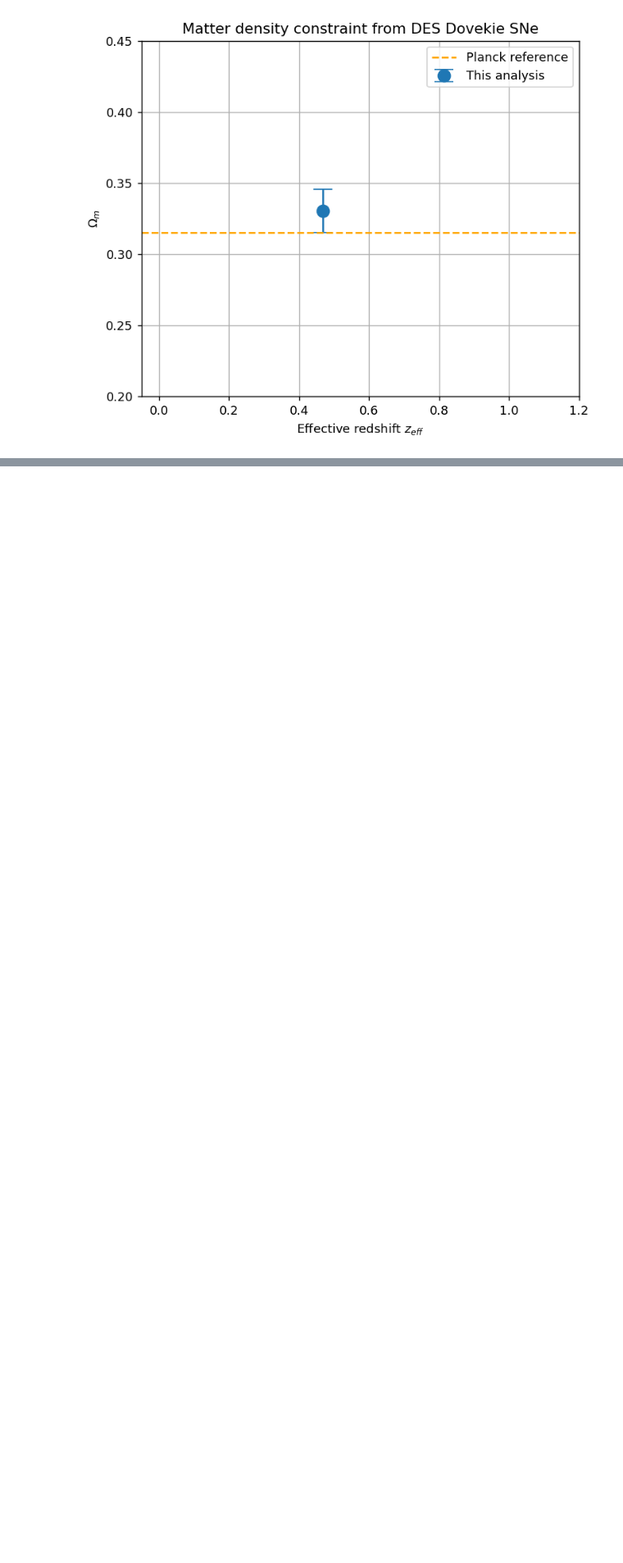
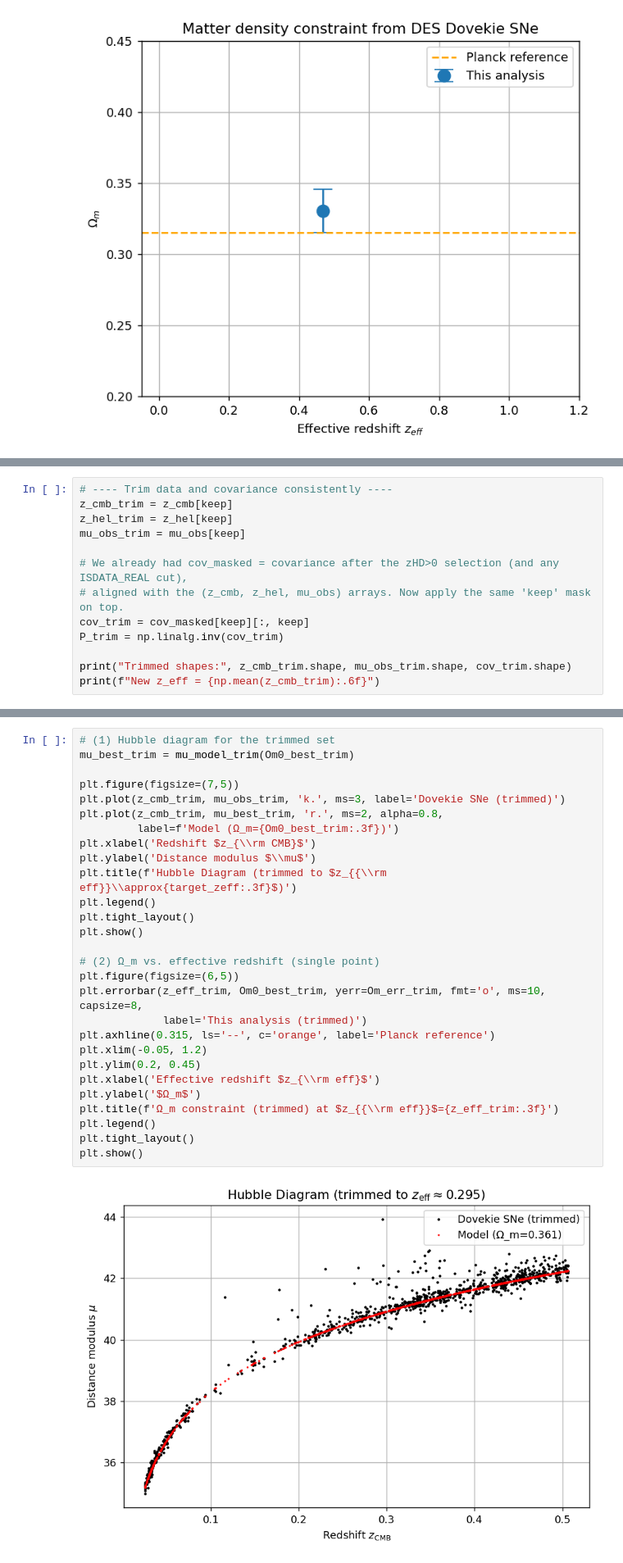
Before and after one commit to ShBrady/MSc-Thesis, a Jupyter notebook: CODE.ipynb, the cells around one changed output, grey strips where cells are left out. Shown at 82% size. Cells and saved outputs as stored; diff of their text form; blank space fills up the shorter version.

Commit message:
Trimming high redshift supernovae for analysis

```diff
--- a/CODE.ipynb
+++ b/CODE.ipynb
@@ -123,0 +161,13 @@ plt.show()
+# %%
+# ---- Trim data and covariance consistently ----
+z_cmb_trim = z_cmb[keep]
+z_hel_trim = z_hel[keep]
+mu_obs_trim = mu_obs[keep]
+
+# We already had cov_masked = covariance after the zHD>0 selection (and any ISDATA_REAL cut),
+# aligned with the (z_cmb, z_hel, mu_obs) arrays. Now apply the same 'keep' mask on top.
+cov_trim = cov_masked[keep][:, keep]
+P_trim = np.linalg.inv(cov_trim)
+
+print("Trimmed shapes:", z_cmb_trim.shape, mu_obs_trim.shape, cov_trim.shape)
+print(f"New z_eff = {np.mean(z_cmb_trim):.6f}")
@@ -123,0 +236,30 @@ plt.show()
+# %%
+# (1) Hubble diagram for the trimmed set
+mu_best_trim = mu_model_trim(Om0_best_trim)
+
+plt.figure(figsize=(7,5))
+plt.plot(z_cmb_trim, mu_obs_trim, 'k.', ms=3, label='Dovekie SNe (trimmed)')
+plt.plot(z_cmb_trim, mu_best_trim, 'r.', ms=2, alpha=0.8,
+         label=f'Model (Ω_m={Om0_best_trim:.3f})')
+plt.xlabel('Redshift $z_{\\rm CMB}$')
+plt.ylabel('Distance modulus $\\mu$')
+plt.title(f'Hubble Diagram (trimmed to $z_{{\\rm eff}}\\approx{target_zeff:.3f}$)')
+plt.legend()
+plt.tight_layout()
+plt.show()
+
+# (2) Ω_m vs. effective redshift (single point)
+plt.figure(figsize=(6,5))
+plt.errorbar(z_eff_trim, Om0_best_trim, yerr=Om_err_trim, fmt='o', ms=10, capsize=8,
+             label='This analysis (trimmed)')
+plt.axhline(0.315, ls='--', c='orange', label='Planck reference')
+plt.xlim(-0.05, 1.2)
+plt.ylim(0.2, 0.45)
+plt.xlabel('Effective redshift $z_{\\rm eff}$')
+plt.ylabel('$Ω_m$')
+plt.title(f'Ω_m constraint (trimmed) at $z_{{\\rm eff}}$={z_eff_trim:.3f}')
+plt.legend()
+plt.tight_layout()
+plt.show()
+# %% [output]
+[figure, added]
```
Also changed, not shown: parts of 7 cells of this notebook.
